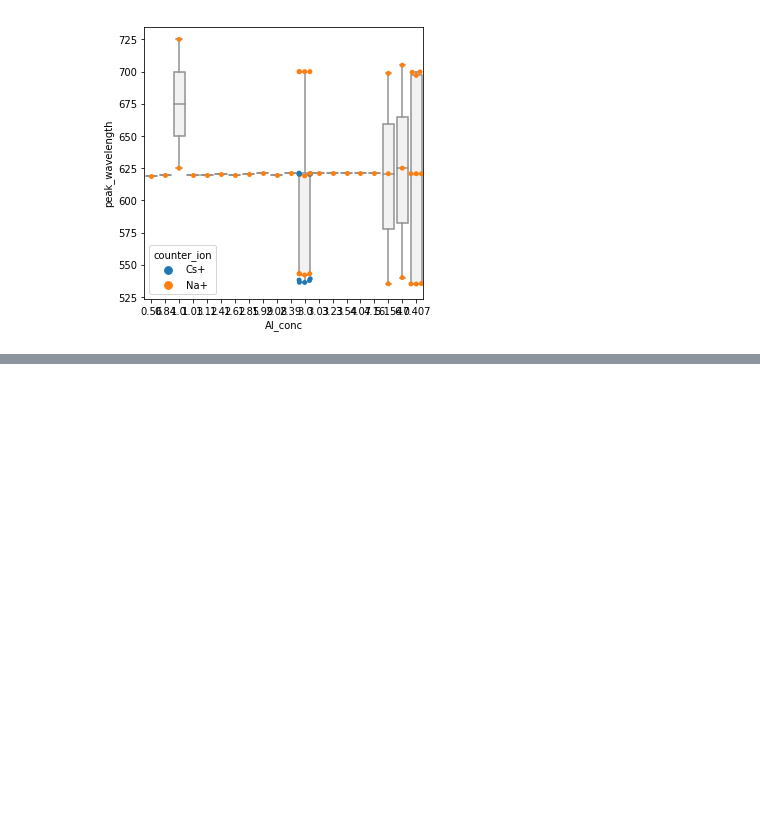
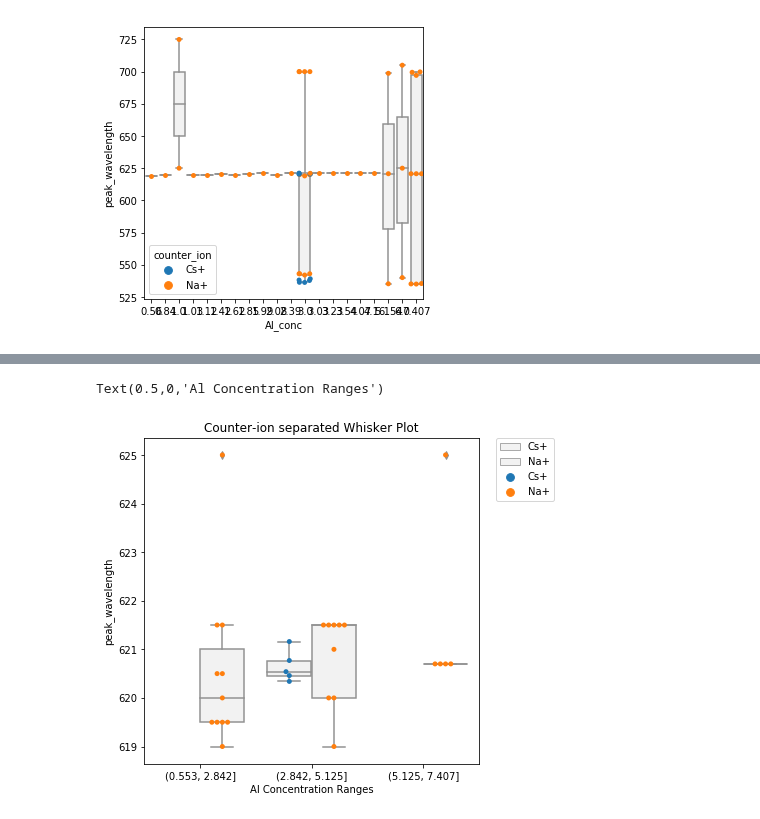
Before and after one commit to biggstd/pyluminate, a Jupyter notebook: notebooks/Aluminate Review Raman Figures.ipynb, the cells around one changed output, grey strips where cells are left out. Saved outputs shown, nothing was run; the diff lists cells and outputs as text; code cells hidden in the pictures; blank space fills up the shorter version.

```diff
--- a/notebooks/Aluminate Review Raman Figures.ipynb
+++ b/notebooks/Aluminate Review Raman Figures.ipynb
@@ -362,0 +380,37 @@ ValueError: Could not interpret input 'cut_3'
+# %%
+# Create a figure using matplotlib.pyplot.
+fig, ax = plt.subplots(figsize=(6,6))
+
+boxplot_ax = sns.swarmplot(
+    x="cut",
+    y="peak_wavelength",
+    data=med,
+    hue='counter_ion',
+    dodge=True,
+    color=None,
+    ax=ax,
+)
+
+boxplot_ax = sns.boxplot(
+    x='cut',
+    y='peak_wavelength',
+    hue='counter_ion',
+    data=med,
+    ax=ax,
+    color='0.95',
+)
+
+# Get the handles and labels. For this case it will be 8 tuples.
+handles, labels = ax.get_legend_handles_labels()
+
+# When creating the legend, only use the last 4 elements.
+# This time place the legend in the margin.
+l = plt.legend(handles[-4:], labels[-4:], bbox_to_anchor=(1.05, 1), loc=2, borderaxespad=0.)
+
+# sns.boxplot returns a axis object from the matplotlib library.
+boxplot_ax.set_title('Counter-ion separated Whisker Plot')
+boxplot_ax.set_xlabel('Al Concentration Ranges')
+# boxplot_ax.set_ylabel(Al_ppm)
+# %% [output]
+Text(0.5,0,'Al Concentration Ranges')
+[figure, added]
```
Also changed, not shown: parts of 11 cells of this notebook, 1 other file.
